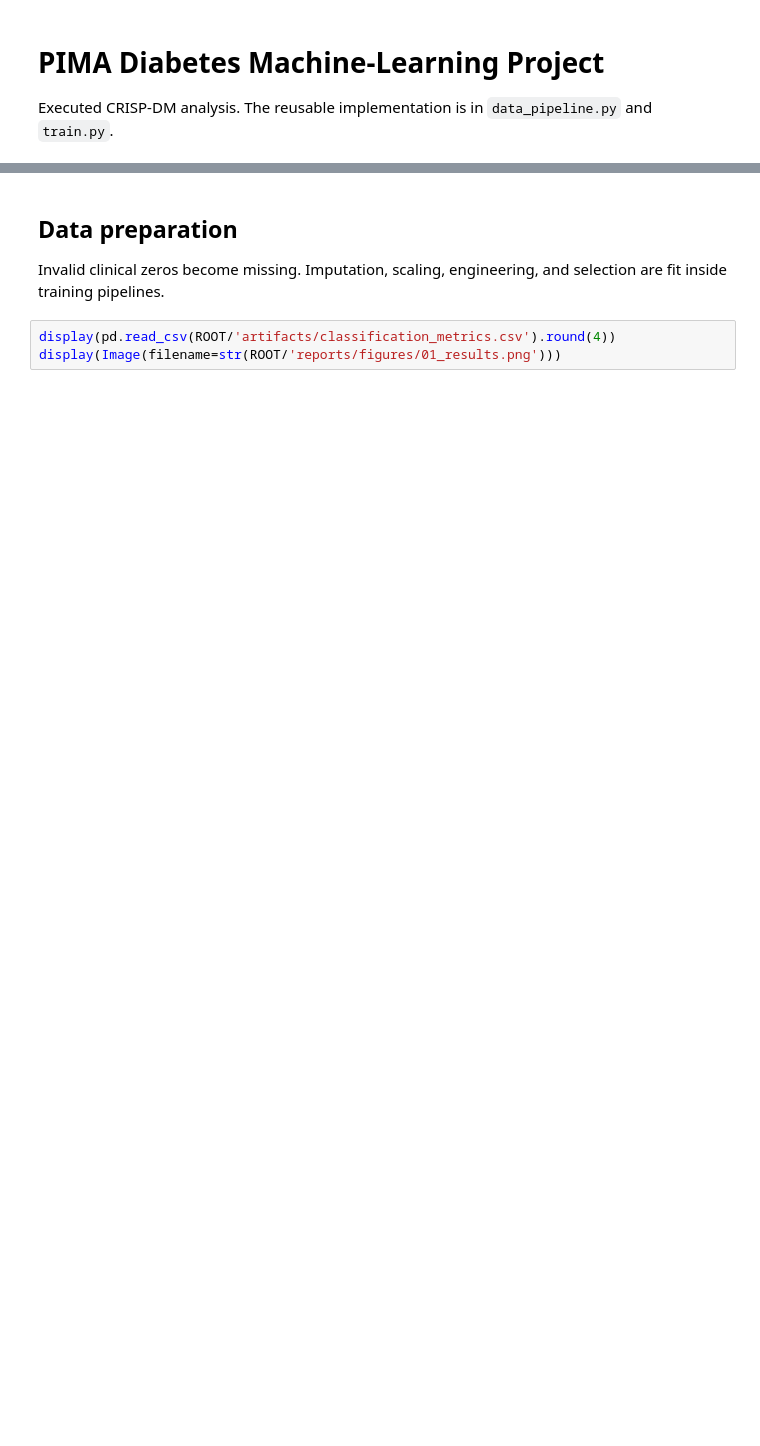
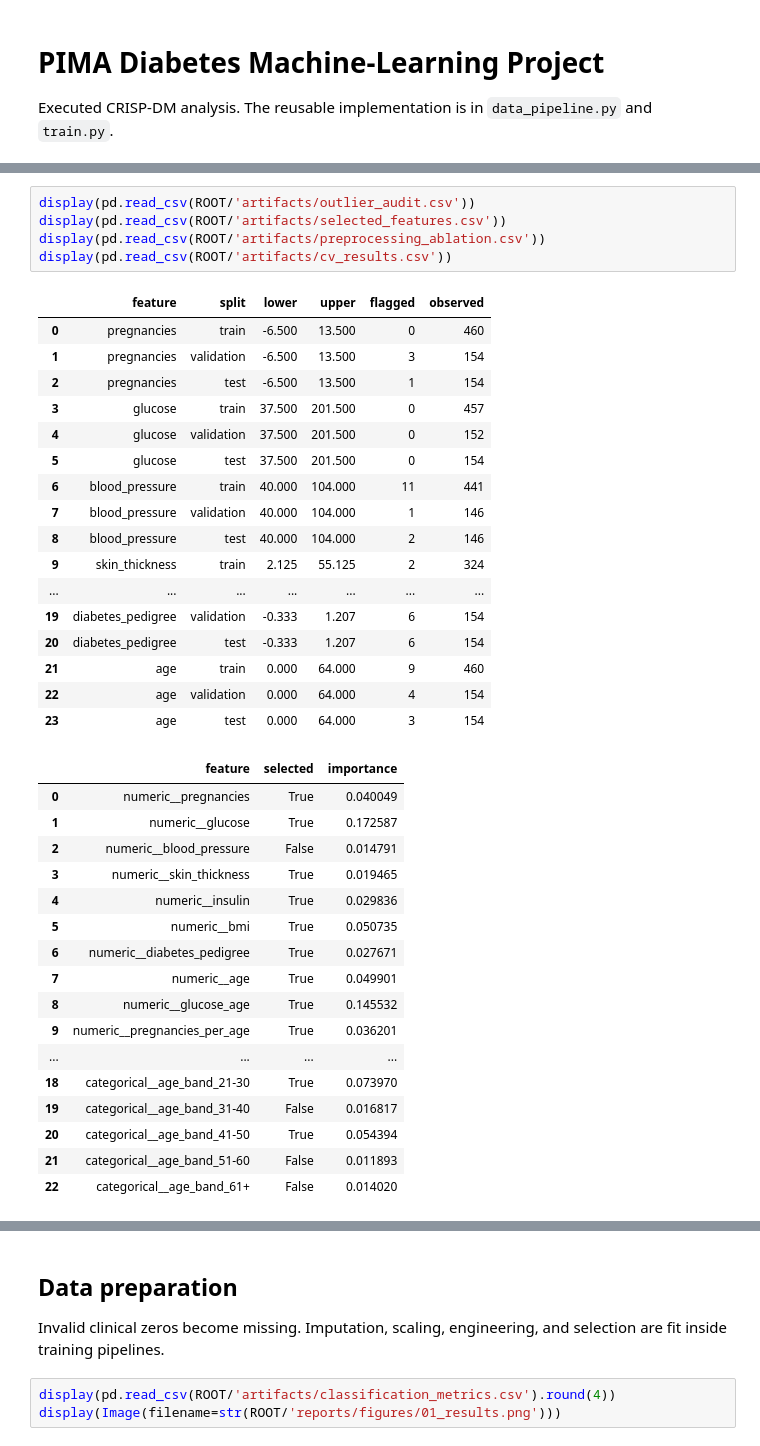
Before and after one commit to KAI-UTP/ML-Porject_PIMA-Diabetes, a Jupyter notebook: notebooks/PIMA_Diabetes_Project.ipynb, the cells around one changed output, grey strips where cells are left out. Saved outputs shown, nothing was run; the diff lists cells and outputs as text; blank space fills up the shorter version.

Commit message:
Audit coursework requirements and improve evaluation integrity

```diff
--- a/notebooks/PIMA_Diabetes_Project.ipynb
+++ b/notebooks/PIMA_Diabetes_Project.ipynb
@@ -26,0 +102,40 @@ display(d.describe(include='all'))
+# %%
+display(pd.read_csv(ROOT/'artifacts/outlier_audit.csv'))
+display(pd.read_csv(ROOT/'artifacts/selected_features.csv'))
+display(pd.read_csv(ROOT/'artifacts/preprocessing_ablation.csv'))
+display(pd.read_csv(ROOT/'artifacts/cv_results.csv'))
+# %% [output]
+|  | feature | split | lower | upper | flagged | observed |
+| 0 | pregnancies | train | -6.500 | 13.500 | 0 | 460 |
+| 1 | pregnancies | validation | -6.500 | 13.500 | 3 | 154 |
+| 2 | pregnancies | test | -6.500 | 13.500 | 1 | 154 |
+| 3 | glucose | train | 37.500 | 201.500 | 0 | 457 |
+| 4 | glucose | validation | 37.500 | 201.500 | 0 | 152 |
+| 5 | glucose | test | 37.500 | 201.500 | 0 | 154 |
+| 6 | blood_pressure | train | 40.000 | 104.000 | 11 | 441 |
+| 7 | blood_pressure | validation | 40.000 | 104.000 | 1 | 146 |
+| 8 | blood_pressure | test | 40.000 | 104.000 | 2 | 146 |
+| 9 | skin_thickness | train | 2.125 | 55.125 | 2 | 324 |
+| ... | ... | ... | ... | ... | ... | ... |
+| 19 | diabetes_pedigree | validation | -0.333 | 1.207 | 6 | 154 |
+| 20 | diabetes_pedigree | test | -0.333 | 1.207 | 6 | 154 |
+| 21 | age | train | 0.000 | 64.000 | 9 | 460 |
+| 22 | age | validation | 0.000 | 64.000 | 4 | 154 |
+| 23 | age | test | 0.000 | 64.000 | 3 | 154 |
+|  | feature | selected | importance |
+| 0 | numeric__pregnancies | True | 0.040049 |
+| 1 | numeric__glucose | True | 0.172587 |
+| 2 | numeric__blood_pressure | False | 0.014791 |
+| 3 | numeric__skin_thickness | True | 0.019465 |
+| 4 | numeric__insulin | True | 0.029836 |
+| 5 | numeric__bmi | True | 0.050735 |
+| 6 | numeric__diabetes_pedigree | True | 0.027671 |
+| 7 | numeric__age | True | 0.049901 |
+| 8 | numeric__glucose_age | True | 0.145532 |
+| 9 | numeric__pregnancies_per_age | True | 0.036201 |
+| ... | ... | ... | ... |
+| 18 | categorical__age_band_21-30 | True | 0.073970 |
+| 19 | categorical__age_band_31-40 | False | 0.016817 |
+| 20 | categorical__age_band_41-50 | True | 0.054394 |
+| 21 | categorical__age_band_51-60 | False | 0.011893 |
+| 22 | categorical__age_band_61+ | False | 0.014020 |
```
Also changed, not shown: parts of 7 cells of this notebook, 16 other files.
